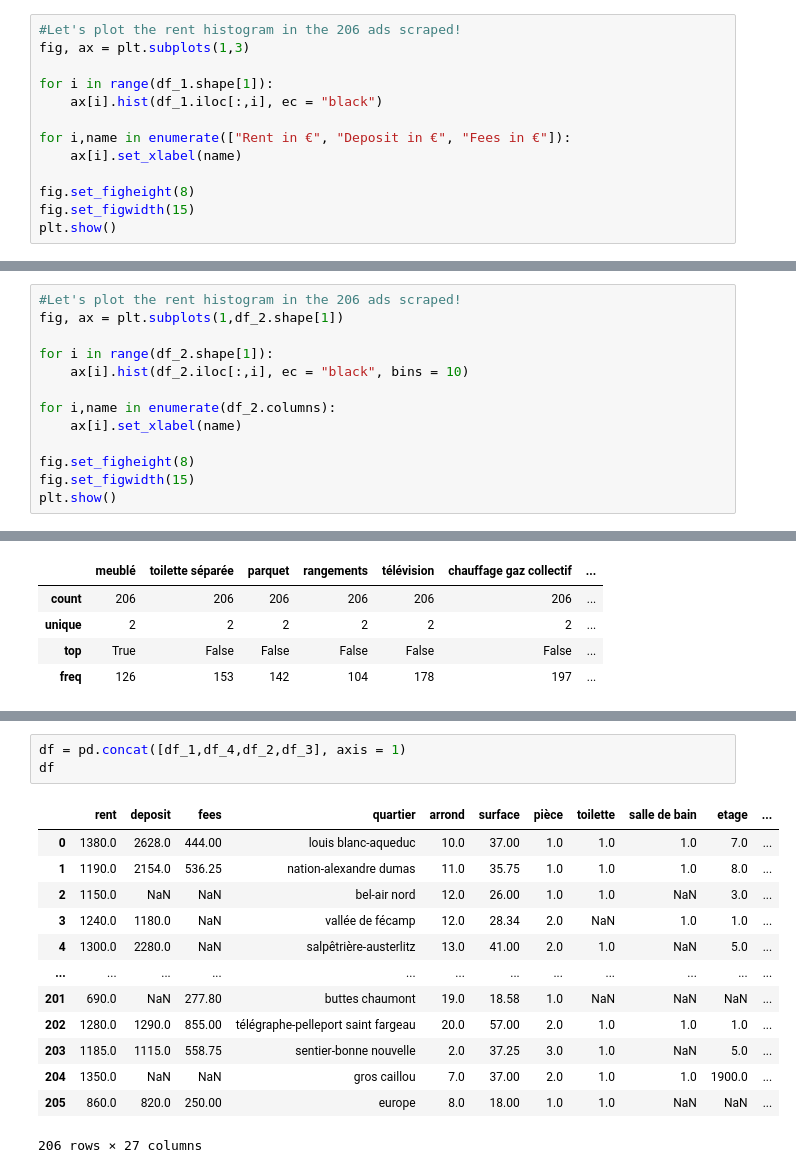
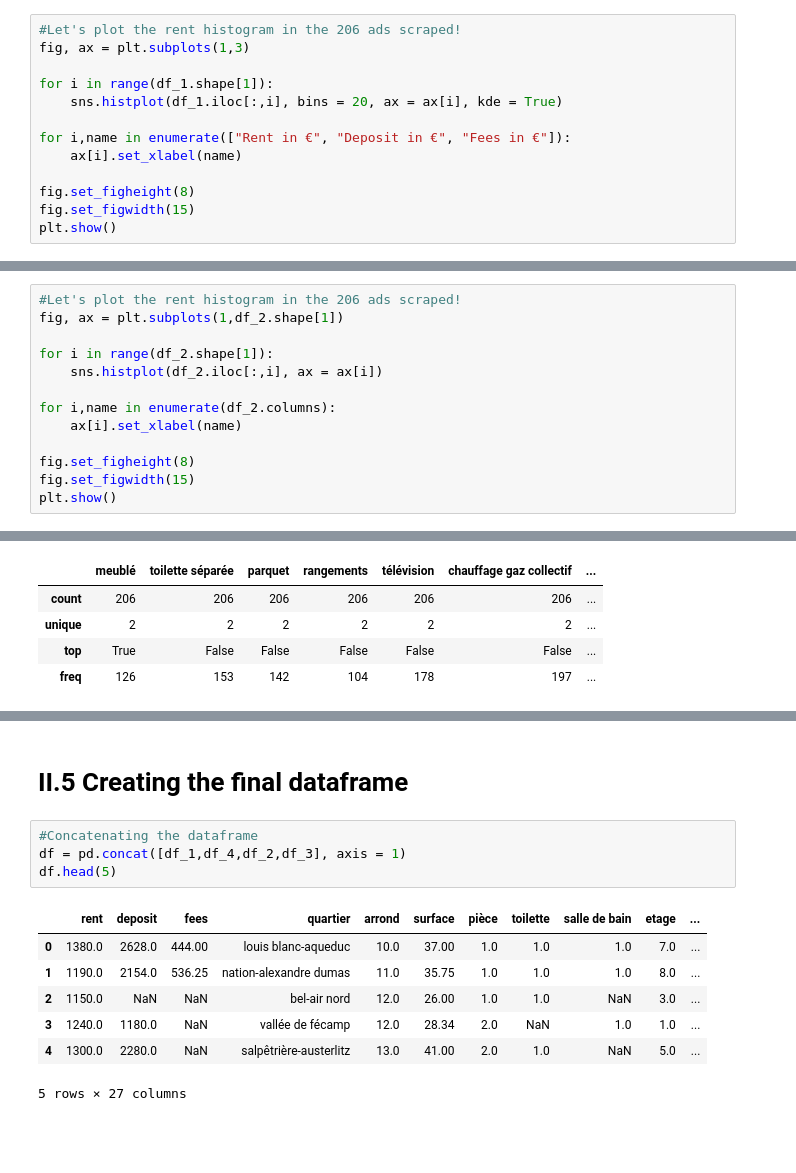
Before and after one commit to jcamarax/webscraping, a Jupyter notebook: webscraping.ipynb, the cells around one changed output, grey strips where cells are left out. Drawn from its saved outputs; the diff is of its cells as text; blank space fills up the shorter version.

```diff
--- a/webscraping.ipynb
+++ b/webscraping.ipynb
@@ -208,7 +115,7 @@ print(df_1.head())
 fig, ax = plt.subplots(1,3)
 
 for i in range(df_1.shape[1]):
-    ax[i].hist(df_1.iloc[:,i], ec = "black")
+    sns.histplot(df_1.iloc[:,i], bins = 20, ax = ax[i], kde = True)
 
 for i,name in enumerate(["Rent in €", "Deposit in €", "Fees in €"]):
     ax[i].set_xlabel(name)
@@ -288,7 +195,7 @@ We confirm that the issue comes from the original advert where a typo might have
 fig, ax = plt.subplots(1,df_2.shape[1])
 
 for i in range(df_2.shape[1]):
-    ax[i].hist(df_2.iloc[:,i], ec = "black", bins = 10)
+    sns.histplot(df_2.iloc[:,i], ax = ax[i])
 
 for i,name in enumerate(df_2.columns):
     ax[i].set_xlabel(name)
@@ -346,17 +291,14 @@ df_4 = pd.DataFrame(data)
+# %% [markdown]
+# II.5 Creating the final dataframe
 # %%
+#Concatenating the dataframe
 df = pd.concat([df_1,df_4,df_2,df_3], axis = 1)
-df
+df.head(5)
 # %% [output]
 |  | rent | deposit | fees | quartier | arrond | surface | pièce | toilette | salle de bain | etage | ... |
 | 0 | 1380.0 | 2628.0 | 444.00 | louis blanc-aqueduc | 10.0 | 37.00 | 1.0 | 1.0 | 1.0 | 7.0 | ... |
 | 1 | 1190.0 | 2154.0 | 536.25 | nation-alexandre dumas | 11.0 | 35.75 | 1.0 | 1.0 | 1.0 | 8.0 | ... |
 | 2 | 1150.0 | NaN | NaN | bel-air nord | 12.0 | 26.00 | 1.0 | 1.0 | NaN | 3.0 | ... |
 | 3 | 1240.0 | 1180.0 | NaN | vallée de fécamp | 12.0 | 28.34 | 2.0 | NaN | 1.0 | 1.0 | ... |
 | 4 | 1300.0 | 2280.0 | NaN | salpêtrière-austerlitz | 13.0 | 41.00 | 2.0 | 1.0 | NaN | 5.0 | ... |
-| ... | ... | ... | ... | ... | ... | ... | ... | ... | ... | ... | ... |
-| 201 | 690.0 | NaN | 277.80 | buttes chaumont | 19.0 | 18.58 | 1.0 | NaN | NaN | NaN | ... |
-| 202 | 1280.0 | 1290.0 | 855.00 | télégraphe-pelleport saint fargeau | 20.0 | 57.00 | 2.0 | 1.0 | 1.0 | 1.0 | ... |
-| 203 | 1185.0 | 1115.0 | 558.75 | sentier-bonne nouvelle | 2.0 | 37.25 | 3.0 | 1.0 | NaN | 5.0 | ... |
-| 204 | 1350.0 | NaN | NaN | gros caillou | 7.0 | 37.00 | 2.0 | 1.0 | 1.0 | 1900.0 | ... |
-| 205 | 860.0 | 820.0 | 250.00 | europe | 8.0 | 18.00 | 1.0 | 1.0 | NaN | NaN | ... |
-206 rows × 27 columns
+5 rows × 27 columns
```
Also changed, not shown: parts of 34 cells of this notebook, 1 other file.
